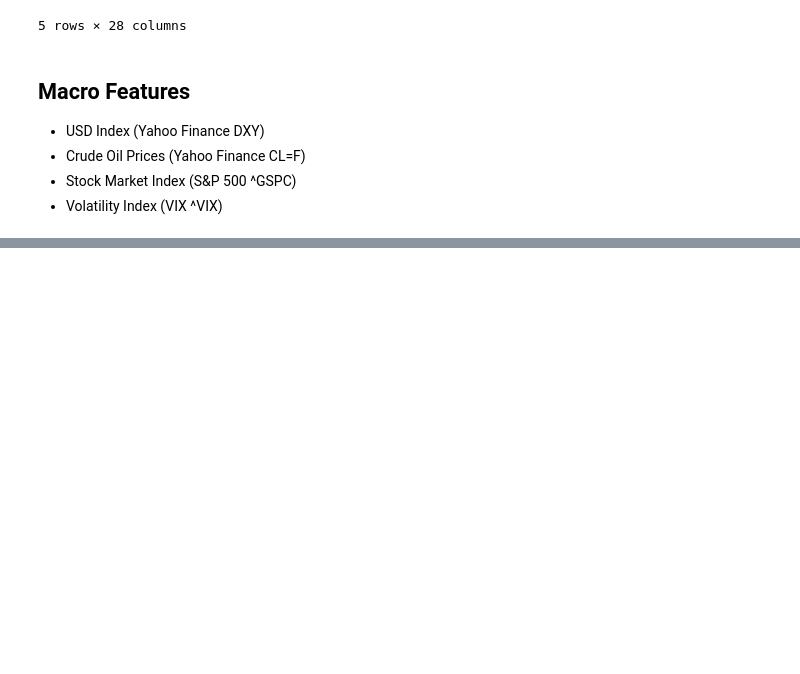
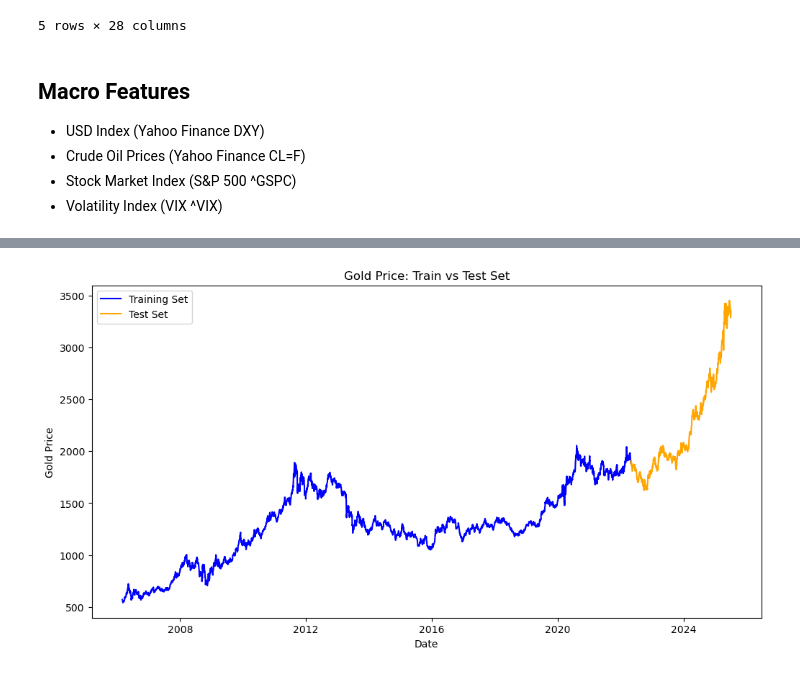
Before and after one commit to MartynChong/applied_project, a Jupyter notebook: project.ipynb, the cells around one changed output, grey strips where cells are left out. Saved outputs shown, nothing was run; the diff lists cells and outputs as text; code cells hidden in the pictures; blank space fills up the shorter version.

```diff
--- a/project.ipynb
+++ b/project.ipynb
@@ -241,0 +295,35 @@ df.dropna(inplace=True)
+# %%
+from sklearn.model_selection import TimeSeriesSplit
+
+feature_columns = ['date', 'price', 'open', 'high', 'low', 'volume', 'change', 'year',
+       'month', 'quarter', 'price_lag_1', 'price_lag_2', 'open_lag_1',
+       'open_lag_2', 'volume_lag_1', 'volume_lag_2', 'SMA_10', 'EMA_10',
+       'MACD', 'MACD_signal', 'MACD_diff', 'RSI', 'Stoch_K', 'Stoch_D',
+       'BB_upper', 'BB_lower', 'BB_width', 'ATR', 'sp500', 'dxy', 'oil', 'vix',
+       'us10y', 'cpius', 'dxy_pct_change', 'oil_pct_change',
+       'sp500_pct_change', 'vix_pct_change', 'us10y_pct_change']
+
+df.set_index('date', inplace=True)
+df.sort_index(inplace=True)
+X = df.drop(labels=['target'], axis=1)
+y = df['target']
+
+tss = TimeSeriesSplit(n_splits = 5)
+for train_index, test_index in tss.split(X):
+    X_train, X_test = X.iloc[train_index, :], X.iloc[test_index,:]
+    y_train, y_test = y.iloc[train_index], y.iloc[test_index]
+# %%
+# Get train/test date ranges
+train_dates = X_train.index
+test_dates = X_test.index
+
+plt.figure(figsize=(12,6))
+plt.plot(df.loc[train_dates, 'price'], label='Training Set', color='blue')
+plt.plot(df.loc[test_dates, 'price'], label='Test Set', color='orange')
+plt.xlabel('Date')
+plt.ylabel('Gold Price')
+plt.title('Gold Price: Train vs Test Set')
+plt.legend()
+plt.show()
+# %% [output]
+[figure, added]
```
Also changed, not shown: parts of 11 cells of this notebook.
